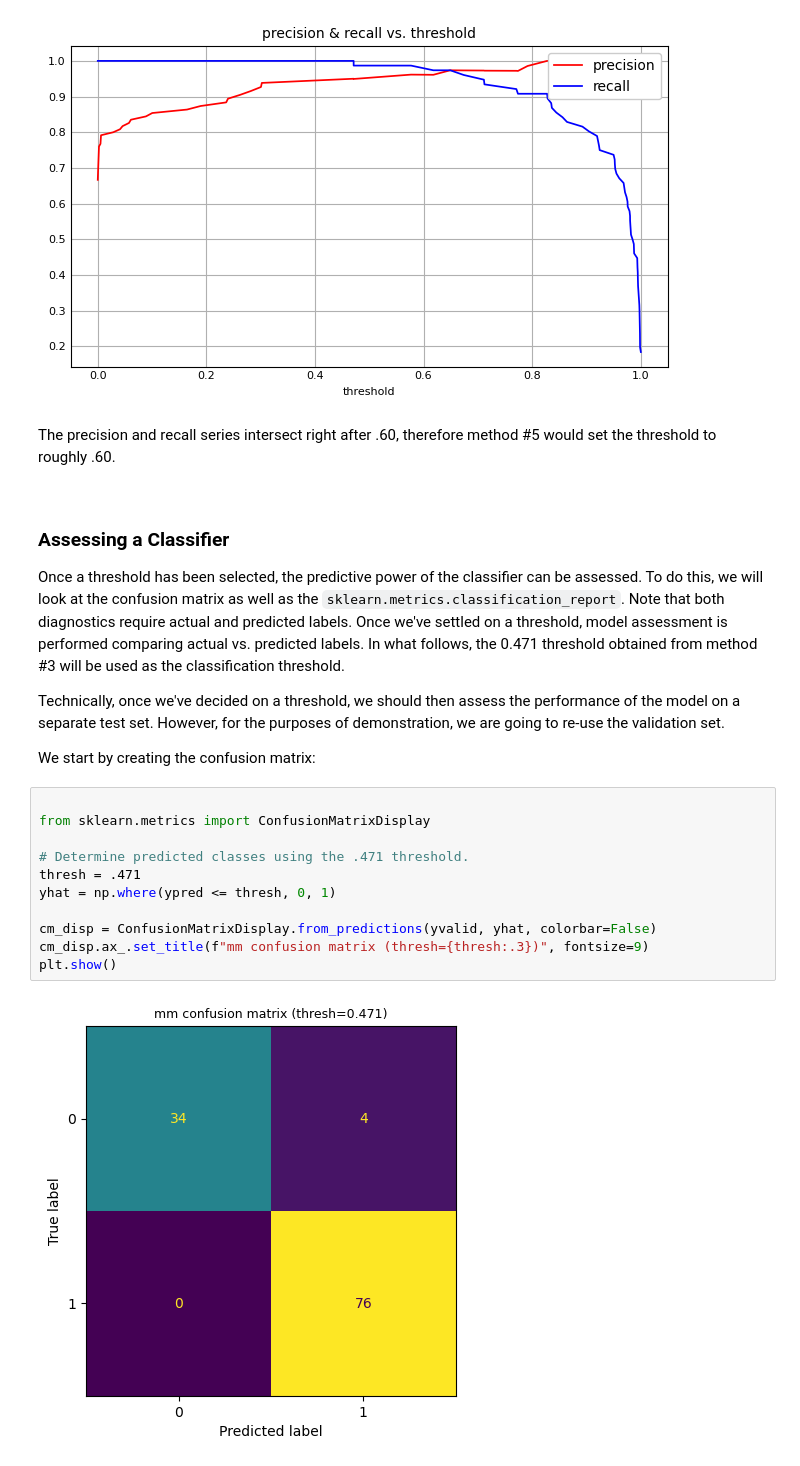
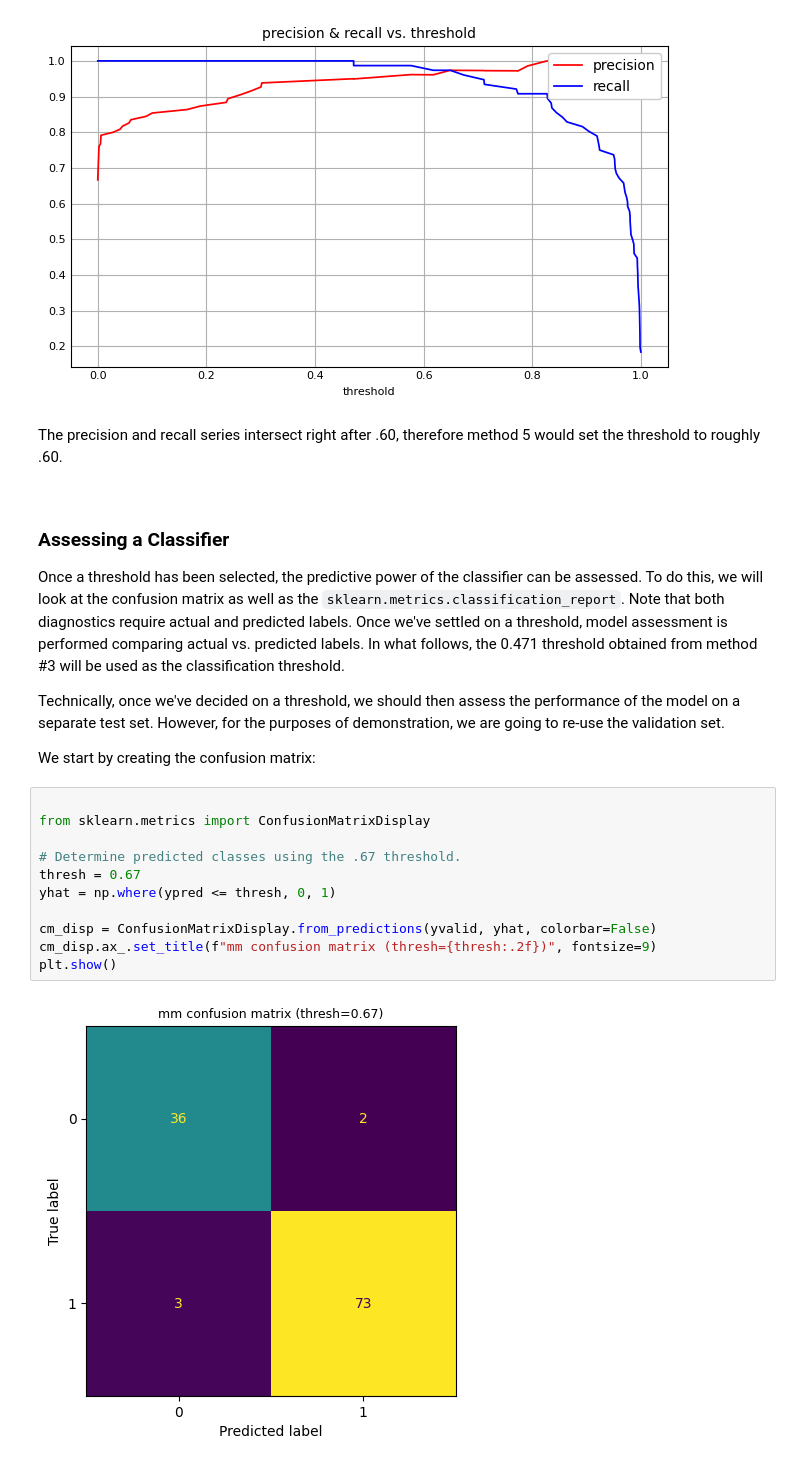
Before and after one commit to jtrive84/jtrive84.github.io, a Jupyter notebook: posts/classifier-thresholding/classifier-thresholding.ipynb, the cells around one changed output. Drawn from its saved outputs; the diff is of its cells as text.

```diff
--- a/posts/classifier-thresholding/classifier-thresholding.ipynb
+++ b/posts/classifier-thresholding/classifier-thresholding.ipynb
@@ -339,7 +308,7 @@ plt.show()
 # %% [output]
 [figure]
 # %% [markdown]
-The precision and recall series intersect right after .60, therefore method \#5 would set the threshold to roughly .60.
+The precision and recall series intersect right after .60, therefore method 5 would set the threshold to roughly .60.
 
 <br>
 
@@ -354,16 +323,16 @@ We start by creating the confusion matrix:
 # %%
 
 from sklearn.metrics import ConfusionMatrixDisplay
 
-# Determine predicted classes using the .471 threshold.
-thresh = .471
+# Determine predicted classes using the .67 threshold.
+thresh = 0.67
 yhat = np.where(ypred <= thresh, 0, 1)
 
 cm_disp = ConfusionMatrixDisplay.from_predictions(yvalid, yhat, colorbar=False)
-cm_disp.ax_.set_title(f"mm confusion matrix (thresh={thresh:.3})", fontsize=9)
+cm_disp.ax_.set_title(f"mm confusion matrix (thresh={thresh:.2f})", fontsize=9)
 plt.show()
 # %% [output]
-[figure, old version]
+[figure, new version]
 # %% [markdown]
 
 The output indicates:
```
Also changed, not shown: parts of 16 cells of this notebook, 4 other files.
